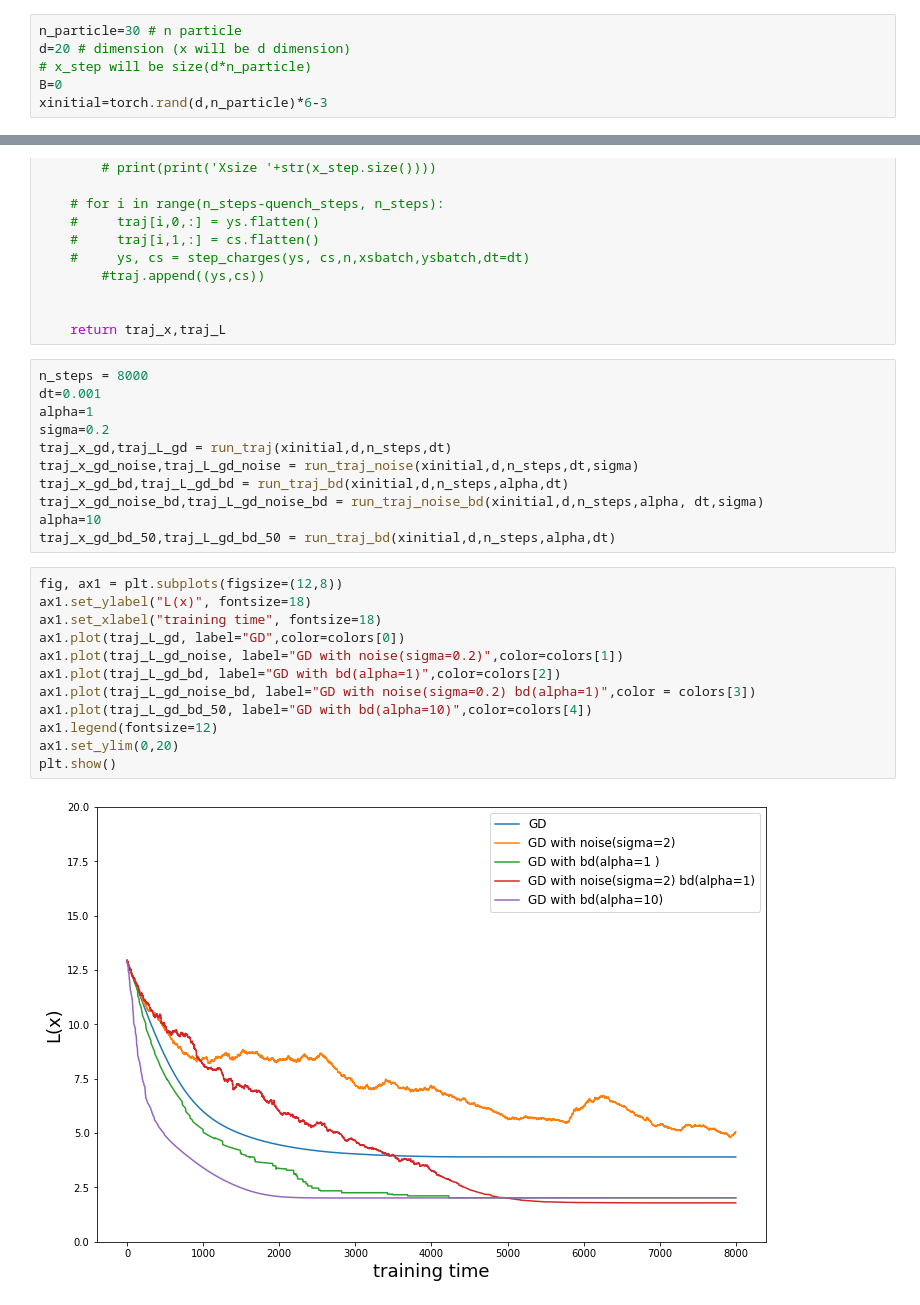
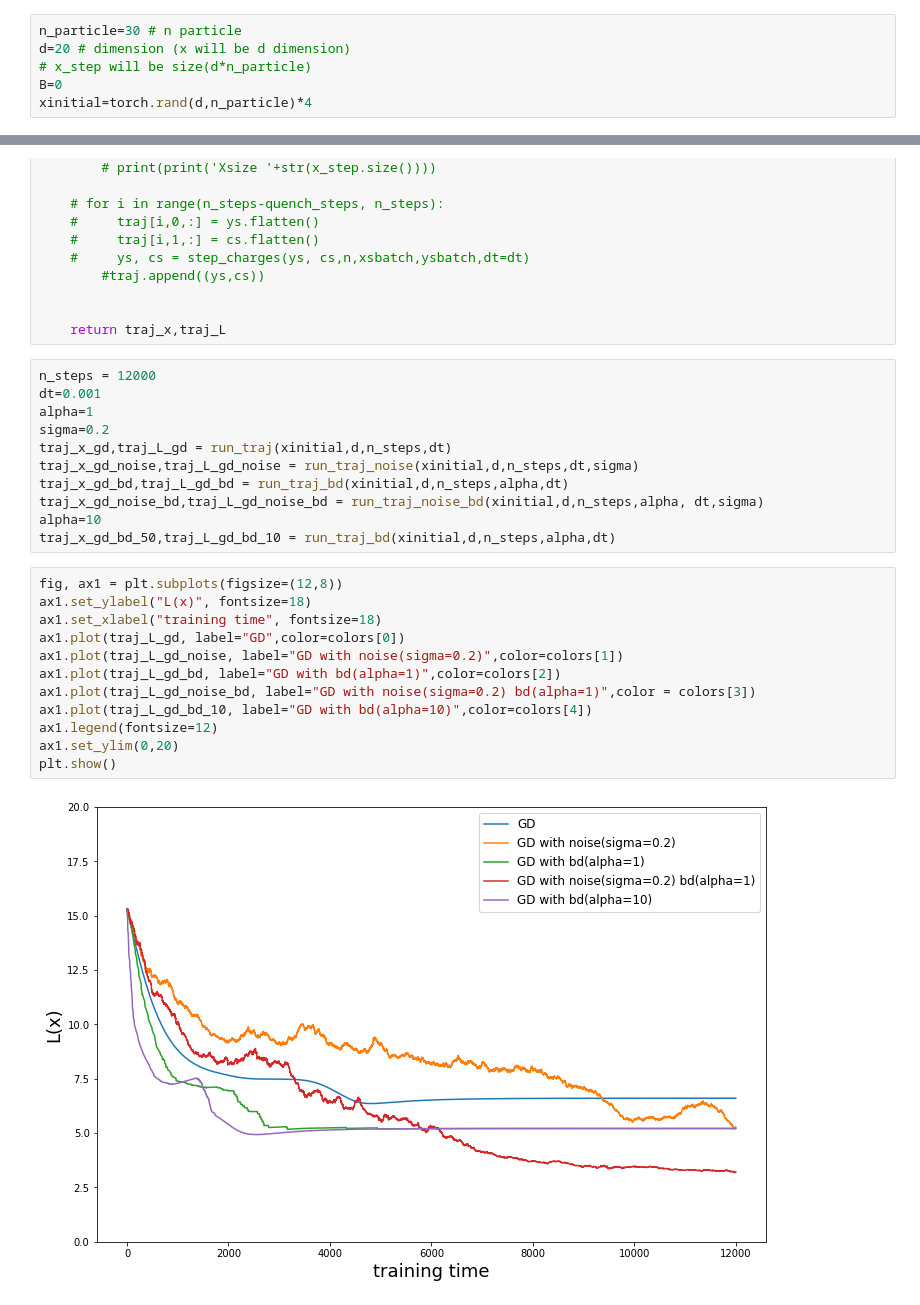
Before and after one commit to sharkjingyang/Graduate-thesis-code, a Jupyter notebook: R-function/R-function GD with noise and bd.ipynb, the cells around one changed output, grey strips where cells are left out. Cells and saved outputs as stored; diff of their text form.

```diff
--- a/R-function/R-function GD with noise and bd.ipynb
+++ b/R-function/R-function GD with noise and bd.ipynb
@@ -11,7 +11,7 @@ n_particle=30 # n particle
 d=20 # dimension (x will be d dimension)
 # x_step will be size(d*n_particle)
 B=0
-xinitial=torch.rand(d,n_particle)*6-3
+xinitial=torch.rand(d,n_particle)*4
 # %%
 def Rfunc(x,B):
     return (x-B)**2-10.*torch.cos(2.*np.pi*(x-B))+10
@@ -164,7 +164,7 @@ def run_traj_bd(x_step,d,n_steps,alpha, dt):
 
     return traj_x,traj_L
 # %%
-n_steps = 8000
+n_steps = 12000
 dt=0.001
 alpha=1
 sigma=0.2
@@ -173,18 +173,18 @@ traj_x_gd_noise,traj_L_gd_noise = run_traj_noise(xinitial,d,n_steps,dt,sigma)
 traj_x_gd_bd,traj_L_gd_bd = run_traj_bd(xinitial,d,n_steps,alpha,dt)
 traj_x_gd_noise_bd,traj_L_gd_noise_bd = run_traj_noise_bd(xinitial,d,n_steps,alpha, dt,sigma)
 alpha=10
-traj_x_gd_bd_50,traj_L_gd_bd_50 = run_traj_bd(xinitial,d,n_steps,alpha,dt)
+traj_x_gd_bd_50,traj_L_gd_bd_10 = run_traj_bd(xinitial,d,n_steps,alpha,dt)
 # %%
 fig, ax1 = plt.subplots(figsize=(12,8))
 ax1.set_ylabel("L(x)", fontsize=18)
 ax1.set_xlabel("training time", fontsize=18)
 ax1.plot(traj_L_gd, label="GD",color=colors[0])
 ax1.plot(traj_L_gd_noise, label="GD with noise(sigma=0.2)",color=colors[1])
 ax1.plot(traj_L_gd_bd, label="GD with bd(alpha=1)",color=colors[2])
 ax1.plot(traj_L_gd_noise_bd, label="GD with noise(sigma=0.2) bd(alpha=1)",color = colors[3])
-ax1.plot(traj_L_gd_bd_50, label="GD with bd(alpha=10)",color=colors[4])
+ax1.plot(traj_L_gd_bd_10, label="GD with bd(alpha=10)",color=colors[4])
 ax1.legend(fontsize=12)
 ax1.set_ylim(0,20)
 plt.show()
 # %% [output]
-[figure, old version]
+[figure, new version]
```
Also changed, not shown: parts of 1 cell of this notebook, 1 other file.
